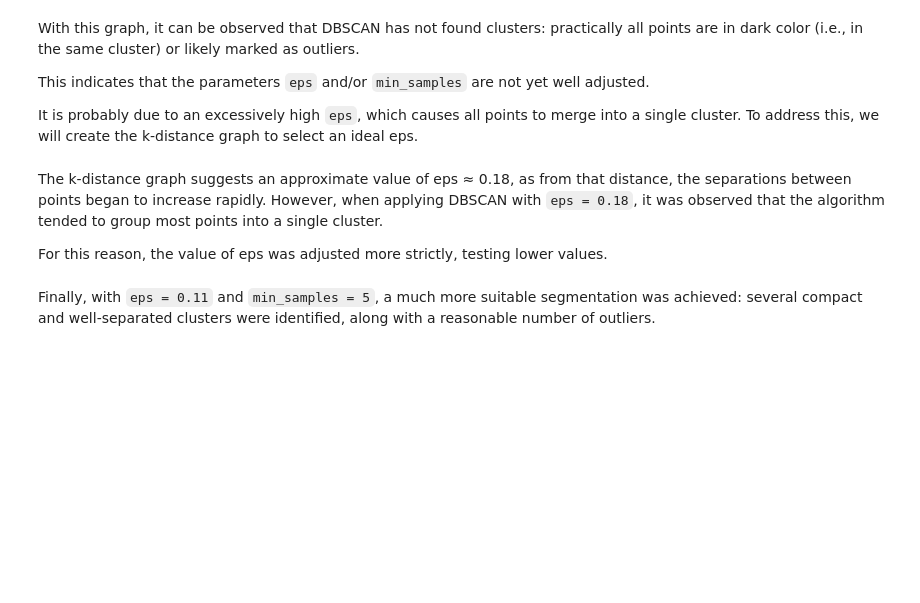
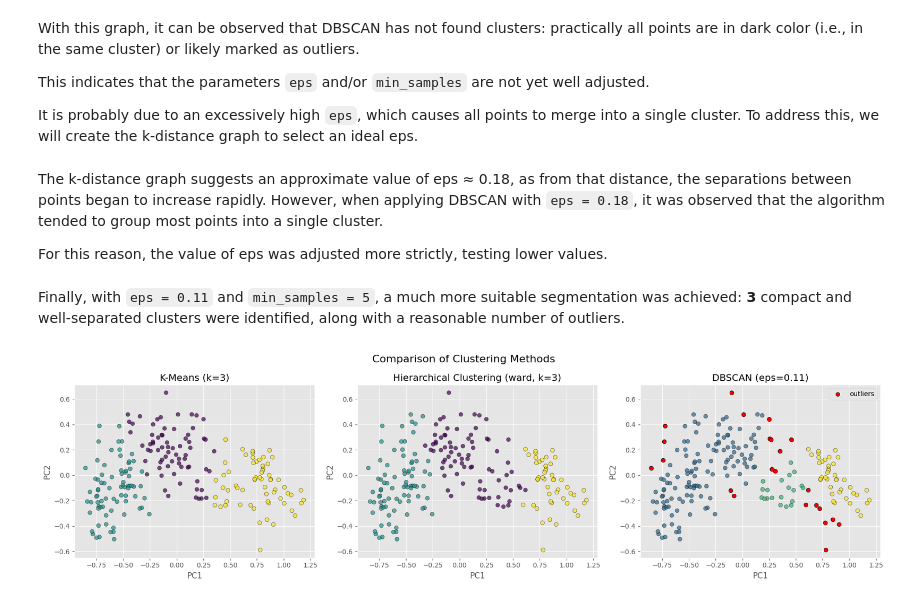
Before and after one commit to CarlosBravoGarran/ML-Seed-Clustering, a Jupyter notebook: Seed_Clustering.ipynb, the cells around one changed output. Saved outputs shown, nothing was run; the diff lists cells and outputs as text; code cells hidden in the pictures; blank space fills up the shorter version.

Commit message:
Add clustering methods comparative analysis

```diff
--- a/Seed_Clustering.ipynb
+++ b/Seed_Clustering.ipynb
@@ -687,10 +687,53 @@ plt.grid(True)
 plt.tight_layout()
 plt.show()
 # %% [markdown]
-Finally, with `eps = 0.11` and `min_samples = 5`, a much more suitable segmentation was achieved: several compact and well-separated clusters were identified, along with a reasonable number of outliers.
+Finally, with `eps = 0.11` and `min_samples = 5`, a much more suitable segmentation was achieved: **3** compact and well-separated clusters were identified, along with a reasonable number of outliers.
 # %%
 n_clusters = len(set(labels)) - (1 if -1 in labels else 0)
 n_noise = list(labels).count(-1)
 
 print(f'Number of clusters found: {n_clusters}')
 print(f'Number of outliers found: {n_noise}')
+# %%
+
+y_pred_kmeans = modelo_kmeans.predict(X_final_pca)
+
+y_pred_agglo = modelo_hclust_ward.fit_predict(X_final_pca)
+
+fig, axes = plt.subplots(1, 3, figsize=(18, 5))
+
+# K-Means
+axes[0].scatter(X_final_pca[:, 0], X_final_pca[:, 1], c=y_pred_kmeans, cmap='viridis', edgecolor='k', alpha=0.7)
+axes[0].set_title('K-Means (k=3)')
+axes[0].set_xlabel('PC1')
+axes[0].set_ylabel('PC2')
+axes[0].grid(True)
+
+# Clustering jerárquico (ward)
+axes[1].scatter(X_final_pca[:, 0], X_final_pca[:, 1], c=y_pred_agglo, cmap='viridis', edgecolor='k', alpha=0.7)
+axes[1].set_title('Hierarchical Clustering (ward, k=3)')
+axes[1].set_xlabel('PC1')
+axes[1].set_ylabel('PC2')
+axes[1].grid(True)
+
+# DBSCAN
+axes[2].scatter(X_final_pca[:, 0], X_final_pca[:, 1], c=labels, cmap='viridis', edgecolor='k', alpha=0.7)
+axes[2].scatter(
+    X_final_pca[labels == -1, 0],
+    X_final_pca[labels == -1, 1],
+    c='red',
+    marker='o',
+    edgecolor='black',
+    label='outliers'
+)
+axes[2].set_title('DBSCAN (eps=0.11)')
+axes[2].set_xlabel('PC1')
+axes[2].set_ylabel('PC2')
+axes[2].legend()
+axes[2].grid(True)
+
+plt.suptitle('Comparison of Clustering Methods', fontsize=16)
+plt.tight_layout()
+plt.show()
+# %% [output]
+[figure, added]
```
Also changed, not shown: parts of 1 cell of this notebook.
